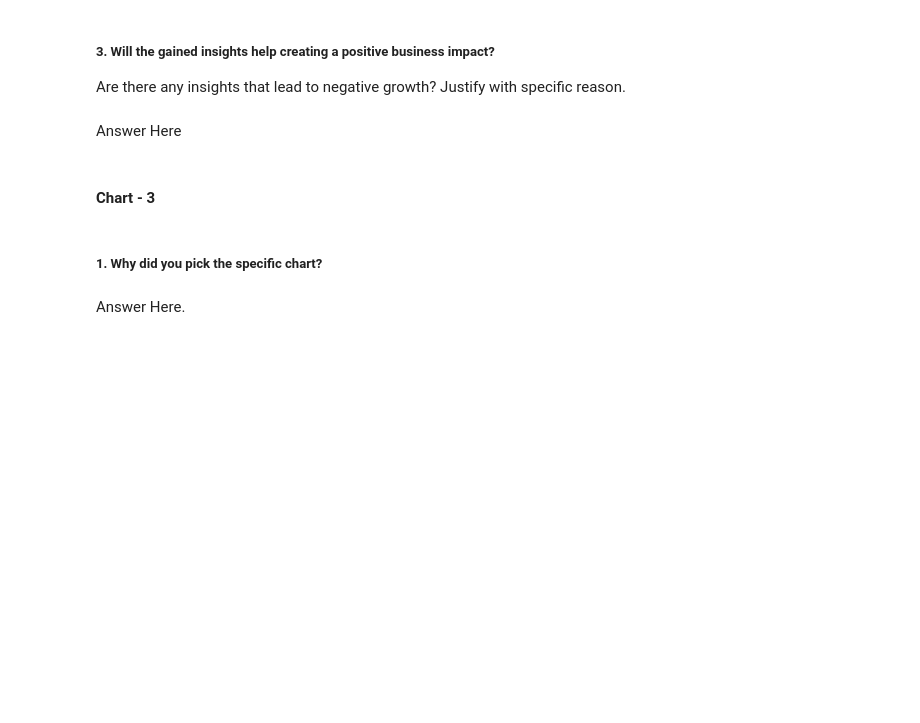
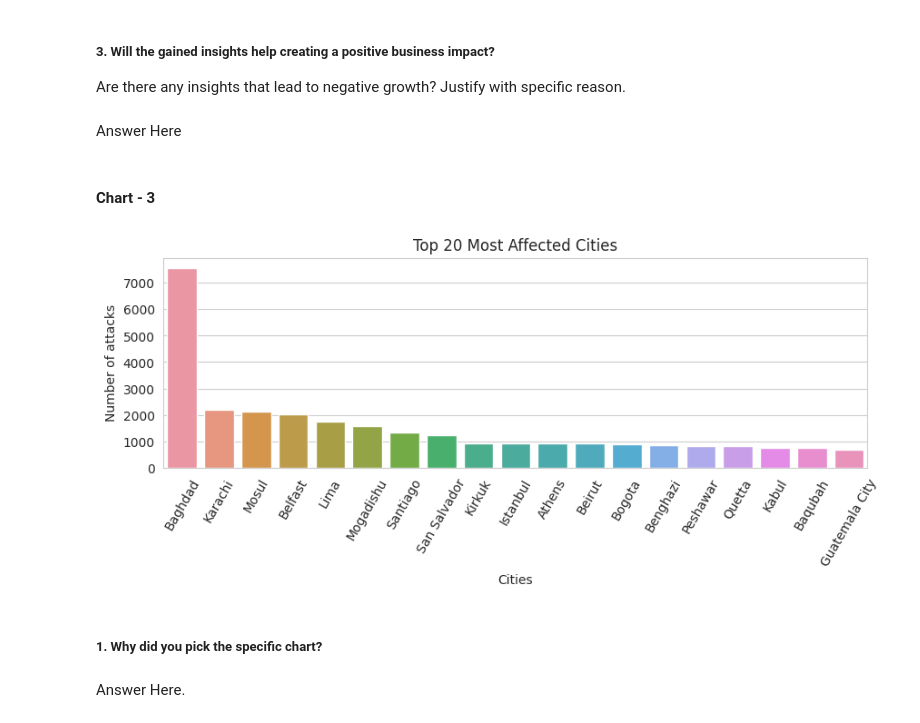
Before and after one commit to vishalrana00007/Global-Terrorism-Database-Capstone-Project, a Jupyter notebook: Global_terrorism_analysis(Capstone_project)Module_2.ipynb, the cells around one changed output. Saved outputs shown, nothing was run; the diff lists cells and outputs as text; code cells hidden in the pictures; blank space fills up the shorter version.

```diff
--- a/Global_terrorism_analysis(Capstone_project)Module_2.ipynb
+++ b/Global_terrorism_analysis(Capstone_project)Module_2.ipynb
@@ -207,3 +410,17 @@ Answer Here
+# %%
+# Chart - 3 visualization code
+most_affected_cities = tr_df['city'].value_counts().head(20).iloc[1:21]
+
+
+plt.figure(figsize=(10, 3))
+sns.barplot(x=most_affected_cities.index, y=most_affected_cities.values)
+plt.xticks(rotation = 60)
+plt.title('Top 20 Most Affected Cities')
+plt.ylabel('Number of attacks')
+plt.xlabel('Cities')
+plt.show()
+# %% [output]
+[figure, added]
 # %% [markdown]
 ##### 1. Why did you pick the specific chart?
 # %% [markdown]
```
Also changed, not shown: parts of 27 cells of this notebook.
